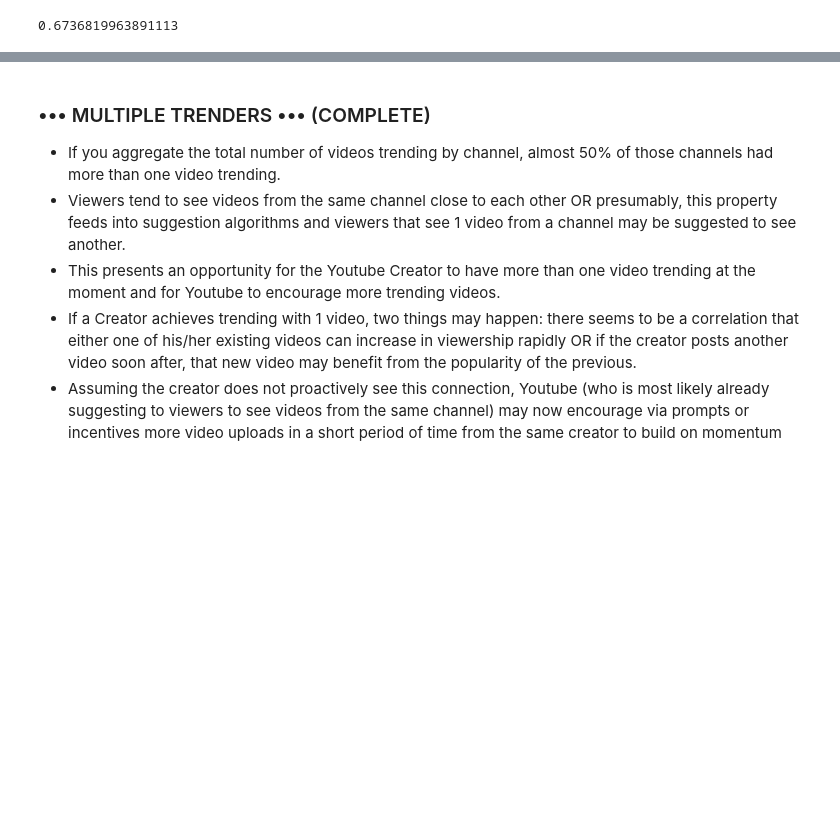
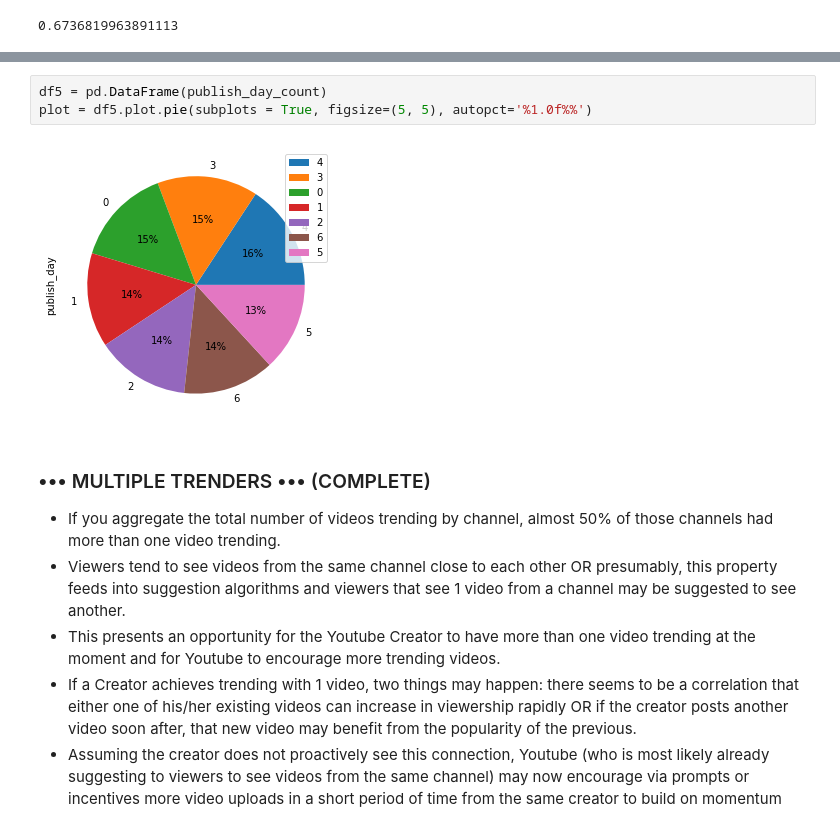
Before and after one commit to rachelleperez/Youtube-Trending, a Jupyter notebook: YoutubeTrendingVideos.ipynb, the cells around one changed output, grey strips where cells are left out. Drawn from its saved outputs; the diff is of its cells as text; blank space fills up the shorter version.

```diff
--- a/YoutubeTrendingVideos.ipynb
+++ b/YoutubeTrendingVideos.ipynb
@@ -468,3 +532,8 @@ len(df4)
+# %%
+df5 = pd.DataFrame(publish_day_count)
+plot = df5.plot.pie(subplots = True, figsize=(5, 5), autopct='%1.0f%%')
+# %% [output]
+[figure, added]
 # %% [markdown]
 ### ••• MULTIPLE TRENDERS ••• (COMPLETE)
 
```
Also changed, not shown: parts of 14 cells of this notebook.
